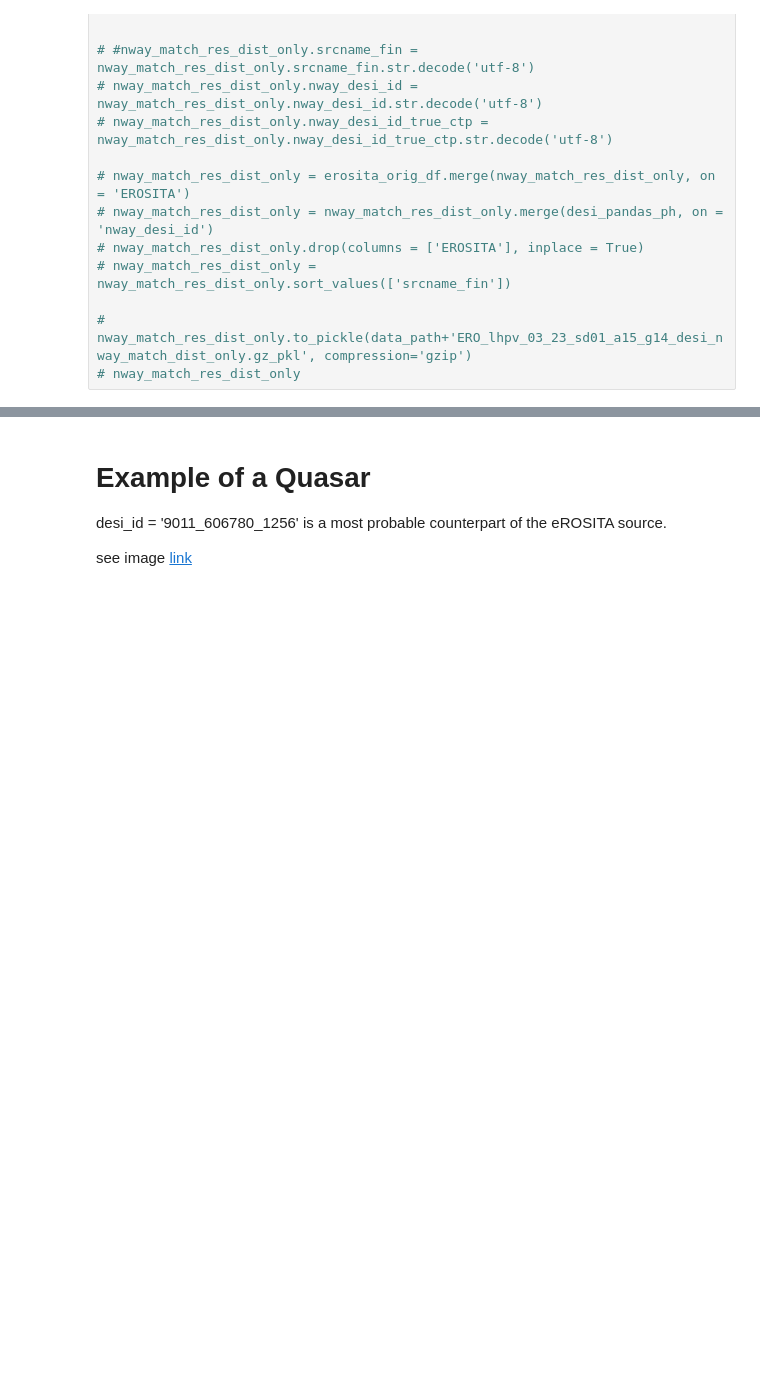
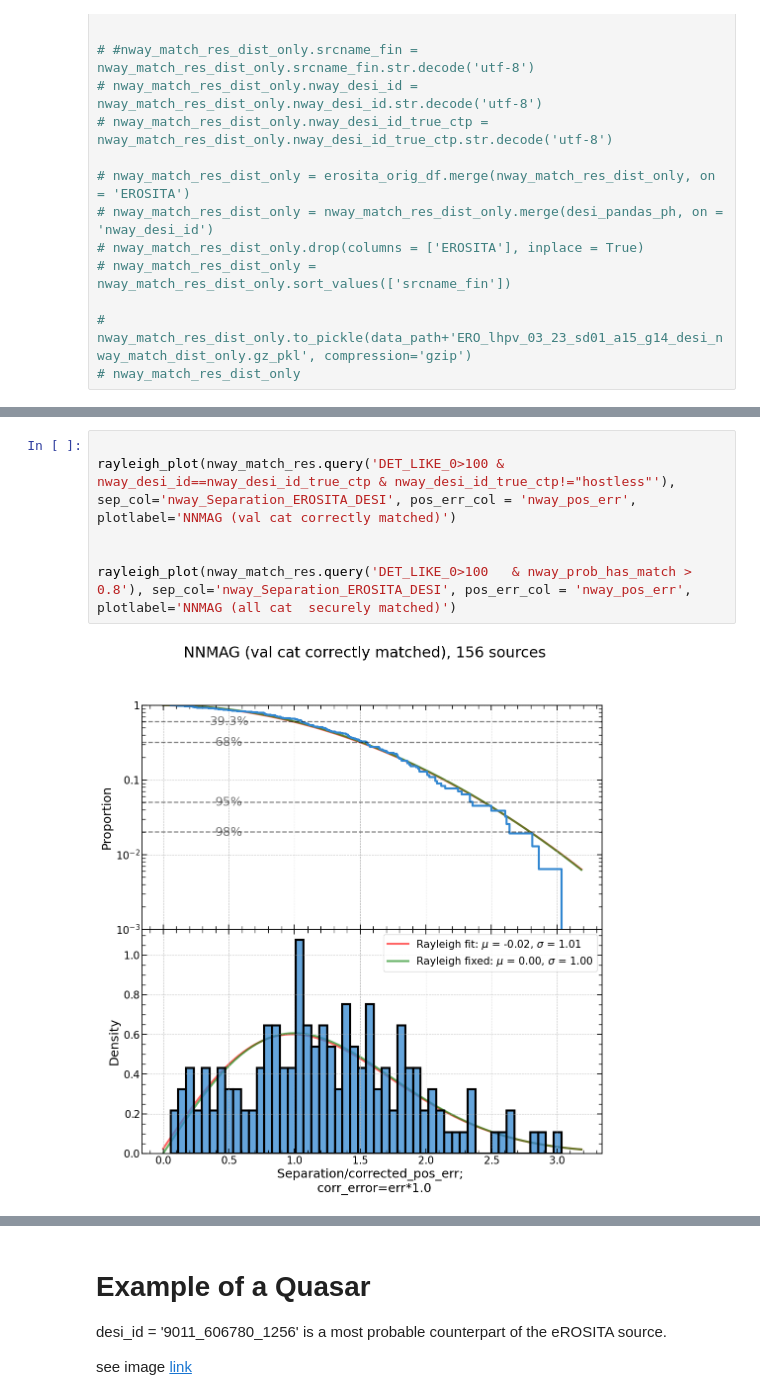
Before and after one commit to SergeiDBykov/lockman_hole, a Jupyter notebook: 3_desi-crossmatch/2_results-analyse.ipynb, the cells around one changed output, grey strips where cells are left out. Drawn from its saved outputs; the diff is of its cells as text; blank space fills up the shorter version.

```diff
--- a/3_desi-crossmatch/2_results-analyse.ipynb
+++ b/3_desi-crossmatch/2_results-analyse.ipynb
@@ -469,0 +480,8 @@ nway_match_res
+# %%
+
+rayleigh_plot(nway_match_res.query('DET_LIKE_0>100 & nway_desi_id==nway_desi_id_true_ctp & nway_desi_id_true_ctp!="hostless"'), sep_col='nway_Separation_EROSITA_DESI', pos_err_col = 'nway_pos_err', plotlabel='NNMAG (val cat correctly matched)')
+
+
+rayleigh_plot(nway_match_res.query('DET_LIKE_0>100   & nway_prob_has_match > 0.8'), sep_col='nway_Separation_EROSITA_DESI', pos_err_col = 'nway_pos_err', plotlabel='NNMAG (all cat  securely matched)')
+# %% [output]
+[figure, added]
```
Also changed, not shown: parts of 13 cells of this notebook, 8 other files.
